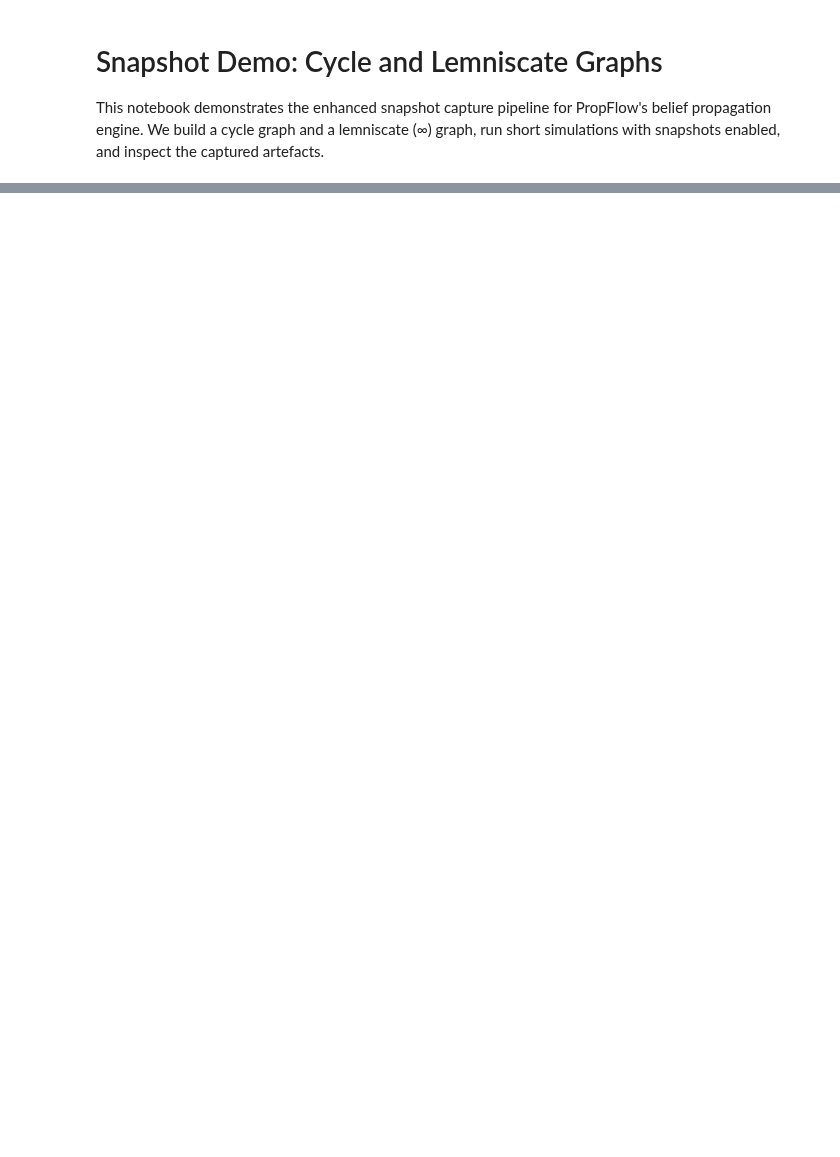
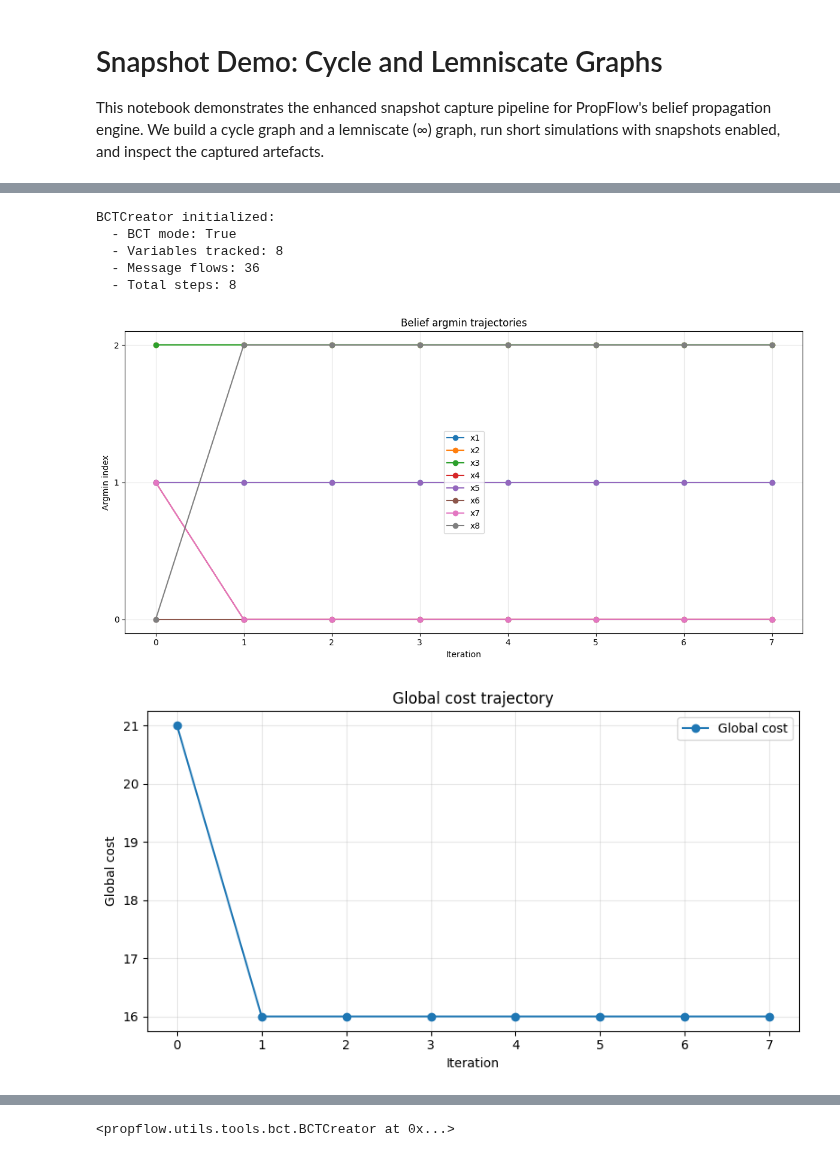
Before and after one commit to OrMullerHahitti/Belief-Propagation-Simulator, a Jupyter notebook: notebooks/snapshot_cycle_lemniscate_demo.ipynb, the cells around one changed output, grey strips where cells are left out. Saved outputs shown, nothing was run; the diff lists cells and outputs as text; code cells hidden in the pictures; blank space fills up the shorter version.

```diff
--- a/notebooks/snapshot_cycle_lemniscate_demo.ipynb
+++ b/notebooks/snapshot_cycle_lemniscate_demo.ipynb
@@ -129,0 +92,17 @@ plt.show()
+# %%
+from propflow.snapshots.visualizer import SnapshotVisualizer
+
+
+viz = SnapshotVisualizer(snapshots=snapshots)
+viz.plot_argmin_per_variable(layout = "combined")
+viz.plot_global_cost()
+viz.plot_assignment_heatmap()
+viz.plot_bct("x1")
+# %% [output]
+BCTCreator initialized:
+  - BCT mode: True
+  - Variables tracked: 8
+  - Message flows: 36
+  - Total steps: 8
+[figure, added]
+[figure, added]
@@ -129,0 +111 @@ plt.show()
+<propflow.utils.tools.bct.BCTCreator at 0x...>
```
Also changed, not shown: parts of 8 cells of this notebook, 5 other files.
